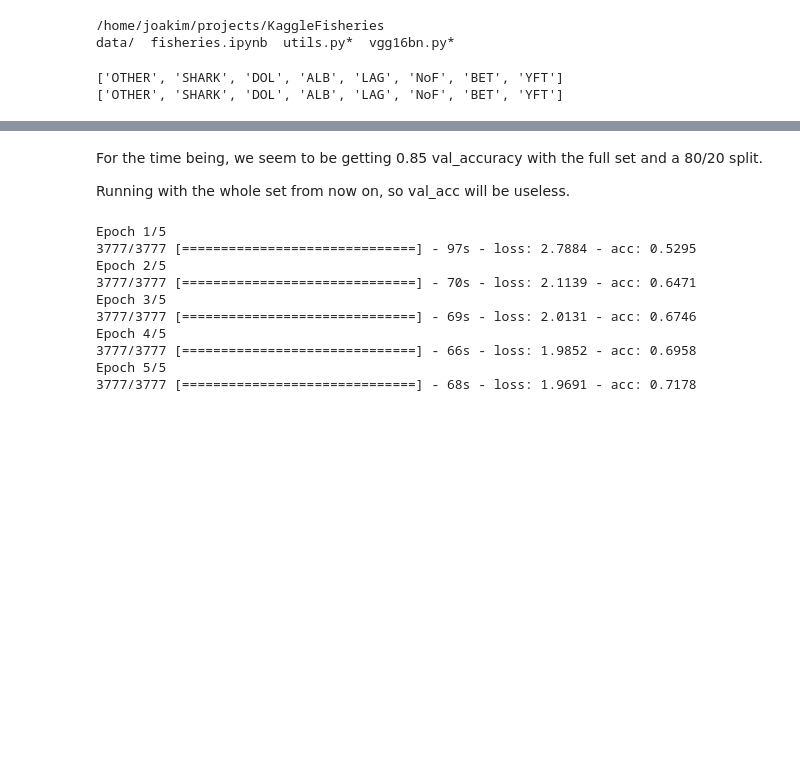
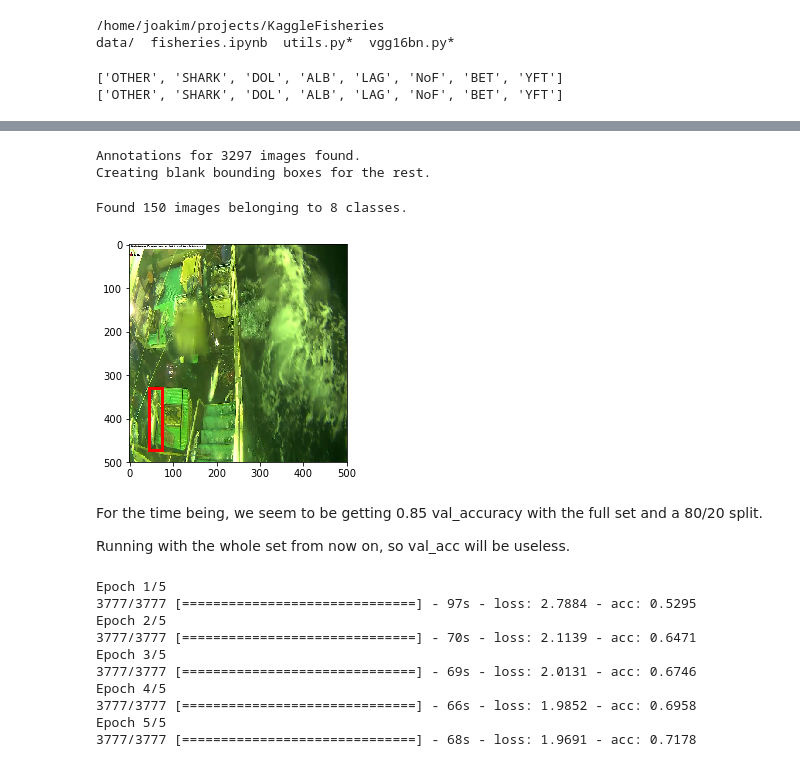
Before and after one commit to NegatioN/KaggleFisheries, a Jupyter notebook: fisheries.ipynb, the cells around one changed output, grey strips where cells are left out. Drawn from its saved outputs; the diff is of its cells as text; code cells hidden in the pictures; blank space fills up the shorter version.

Commit message:
add script for handling annotations of the images

```diff
--- a/fisheries.ipynb
+++ b/fisheries.ipynb
@@ -4,9 +4,9 @@ import keras
 Using Theano backend.
 Using gpu device 0: GeForce GTX 970 (CNMeM is disabled, cuDNN 5103)
 # %%
-#path = "data/work_data/sample/"
+path = "data/work_data/sample/"
 #path = "data/work_data/"
-path = "data/base_data/"
+#path = "data/base_data/"
 model_path = "model/"
 batch_size=10
 # %%
@@ -59,10 +59,7 @@ def copy_train_valid(new_path, sample=True):
 ['OTHER', 'SHARK', 'DOL', 'ALB', 'LAG', 'NoF', 'BET', 'YFT']
 ['OTHER', 'SHARK', 'DOL', 'ALB', 'LAG', 'NoF', 'BET', 'YFT']
 # %%
-size=(224,224)
+size=(500,500)
 batches = get_batches(path+'train', batch_size=batch_size, target_size=size)
-#val_batches = get_batches(path+'valid', batch_size=batch_size, shuffle=False, target_size=size)
-
-#(val_classes, trn_classes, val_labels, trn_labels,
-#    val_filenames, filenames, test_filenames) = get_classes(path, include_test=False)
+val_batches = get_batches(path+'valid', batch_size=batch_size, shuffle=False, target_size=size)
 # %% [output]
@@ -86,3 +98,23 @@ model = vgg.model
+# %%
+train_bboxes = annotationHandler.create_bbx("data/annotations", size, batches.filenames, path+"train")
+# %% [output]
+Annotations for 3297 images found.
+Creating blank bounding boxes for the rest.
+# %%
+def create_rect(bb, color='red'):
+    return plt.Rectangle((bb[2], bb[3]), bb[1], bb[0], color=color, fill=False, lw=3)
+
+def show_bb(bboxes, data, i):
+    bb = bboxes[i]
+    plot(data[i])
+    plt.gca().add_patch(create_rect(bb))
+data = get_data(path+"train", target_size=size)
+# %% [output]
+Found 150 images belonging to 8 classes.
+# %%
+show_bb(train_bboxes, data, 0)
+# %% [output]
+[figure, added]
 # %%
 model.compile(optimizer=Adam(1e-3),
        loss='categorical_crossentropy', metrics=['accuracy'])
```
Also changed, not shown: parts of 9 cells of this notebook, 1 other file.
